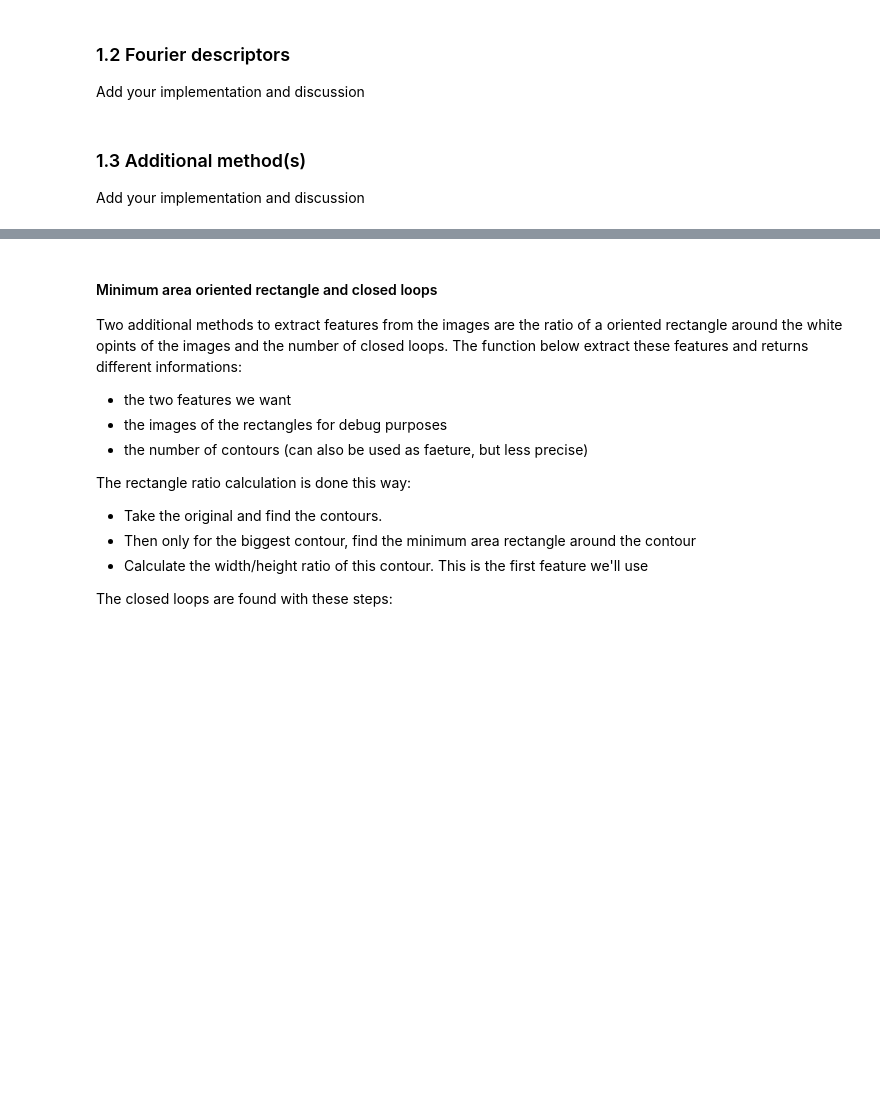
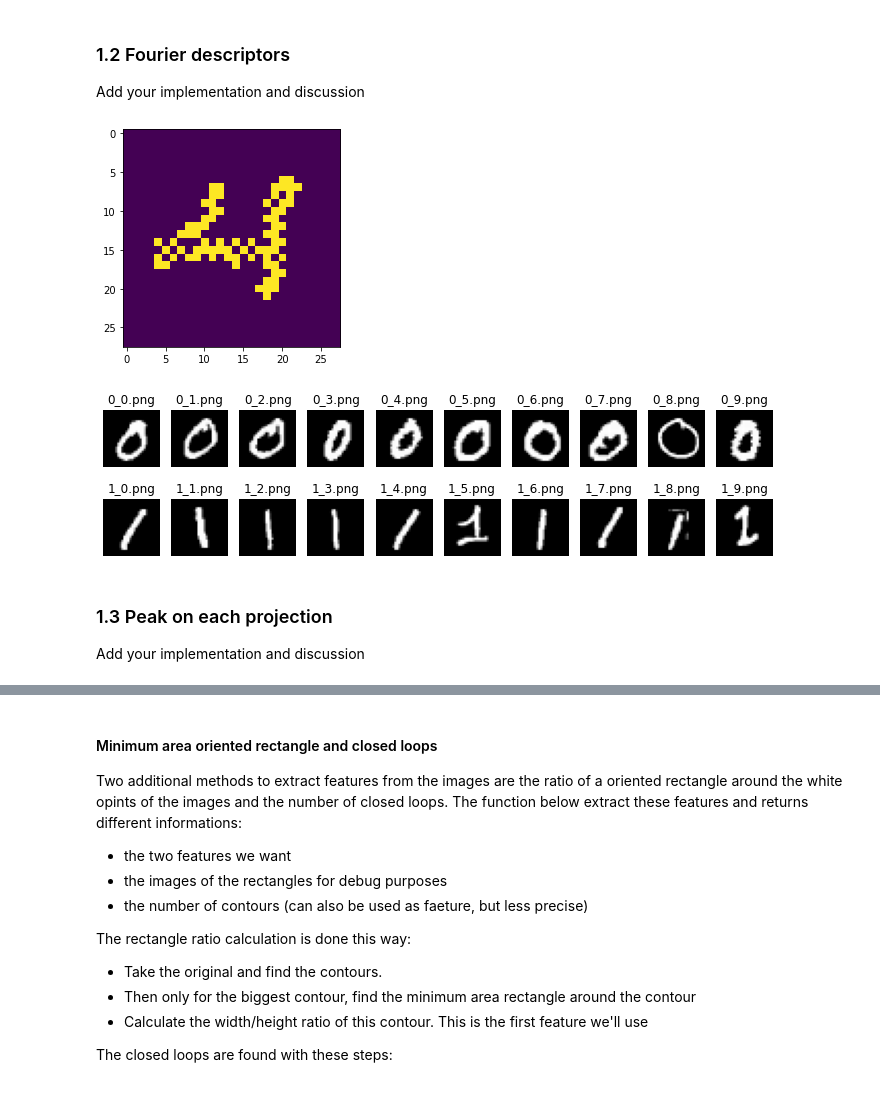
Before and after one commit to JambonSama/image_analysis_and_pattern_recognition_labs, a Jupyter notebook: labs/lab_02_object_description.ipynb, the cells around one changed output, grey strips where cells are left out. Saved outputs shown, nothing was run; the diff lists cells and outputs as text; code cells hidden in the pictures; blank space fills up the shorter version.

```diff
--- a/labs/lab_02_object_description.ipynb
+++ b/labs/lab_02_object_description.ipynb
@@ -162,24 +164,27 @@ def ifd(Z, Nin, numrows, numcols, Nout=None):
 
     return img
 # %%
-img = ones_im[9]
+img = ones_im[5]
 plt.imshow(img)
 Z, Nin, m, phi, numrows, numcols = fd(img)
 prout = ifd(Z,Nin,numrows,numcols, 400)
 
 plt.imshow(prout)
 
 # Plot images
 fig, axes = plt.subplots(2, len(zeros_im), figsize=(12, 3))
 for ax, im, nm in zip(axes[0], zeros_im, zeros_names):
     ax.imshow(im, cmap='gray')
     ax.axis('off')
     ax.set_title(nm)
 for ax, im, nm in zip(axes[1], ones_im, ones_names):
     ax.imshow(im, cmap='gray')
     ax.axis('off')
     ax.set_title(nm)
+# %% [output]
+[figure, added]
+[figure, added]
 # %% [markdown]
-### 1.3 Additional method(s)
+### 1.3 Peak on each projection
 Add your implementation and discussion
 # %%
```
Also changed, not shown: parts of 7 cells of this notebook.
